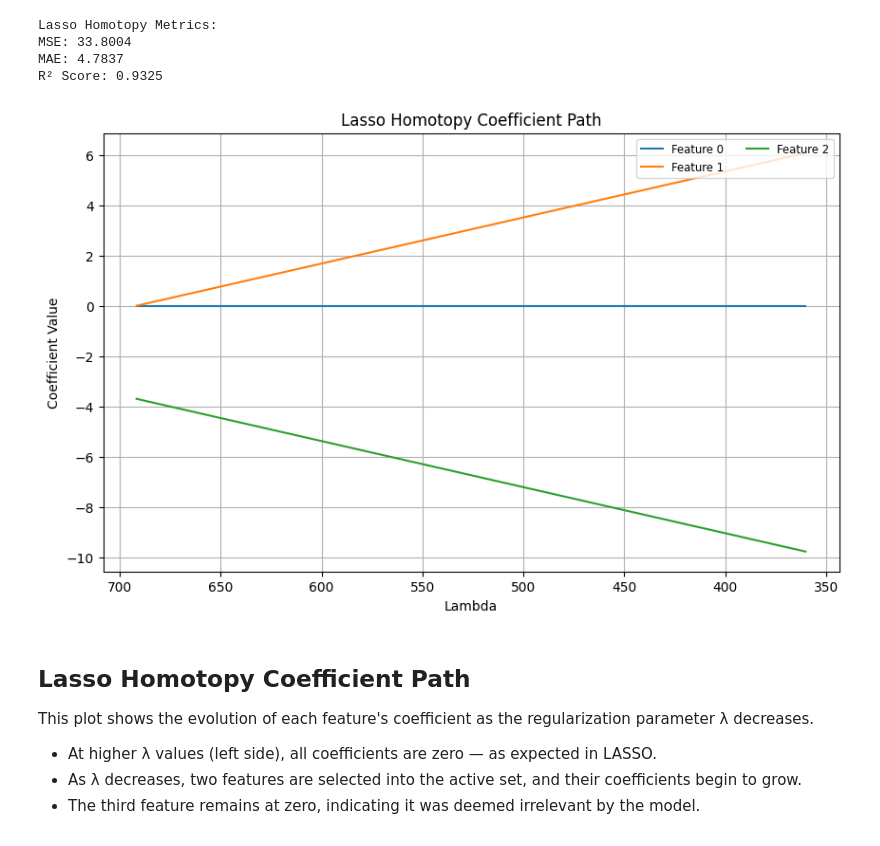
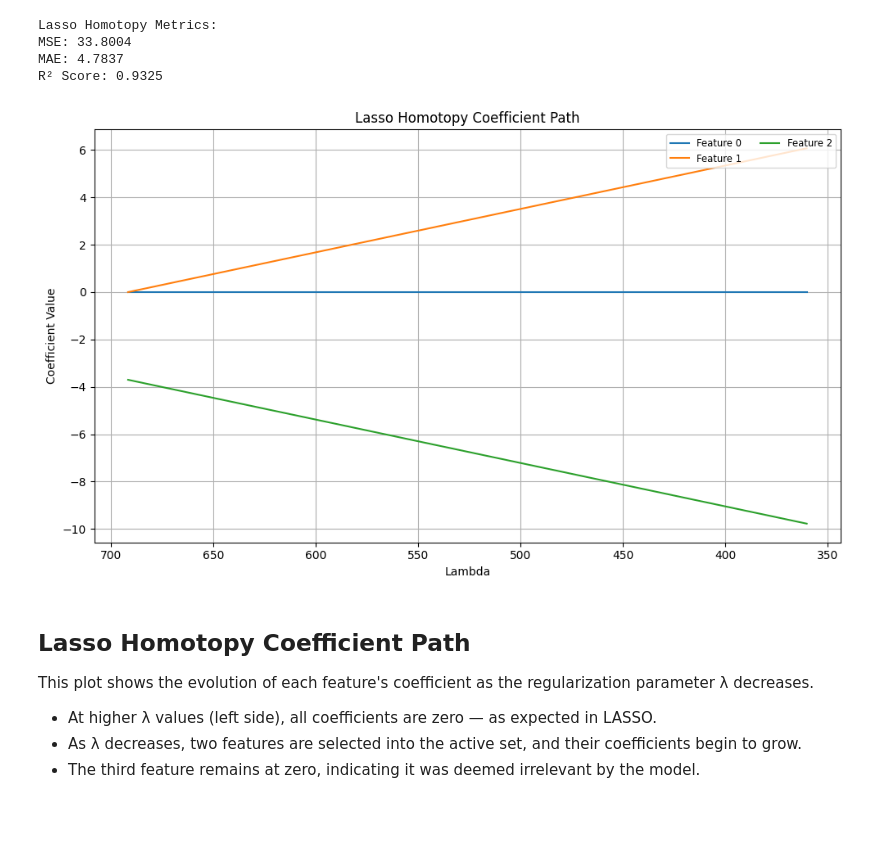
Before and after one commit to Nupur-Gudigar/Project1, a Jupyter notebook: LassoHomotopy/notebooks/LassoHomotopy_Visualization.ipynb, the cells around one changed output. Saved outputs shown, nothing was run; the diff lists cells and outputs as text; code cells hidden in the pictures.

Commit message:
Save generated plots to  images folder

```diff
--- a/LassoHomotopy/notebooks/LassoHomotopy_Visualization.ipynb
+++ b/LassoHomotopy/notebooks/LassoHomotopy_Visualization.ipynb
@@ -44,20 +46,22 @@ R² Score: 0.9325
 # %%
 lambdas = [entry[0] for entry in model.path]
 coefs = [entry[1] for entry in model.path]
 coefs = np.array(coefs)
 
 plt.figure(figsize=(10, 6))
 for i in range(coefs.shape[1]):
     plt.plot(lambdas, coefs[:, i], label=f'Feature {i}')
 plt.xlabel("Lambda")
 plt.ylabel("Coefficient Value")
 plt.title("Lasso Homotopy Coefficient Path")
 plt.legend(loc="upper right", fontsize="small", ncol=2)
 plt.gca().invert_xaxis()
 plt.grid(True)
+plt.tight_layout()
+plt.savefig("images/coeff_path_small.png")
 plt.show()
 # %% [output]
-[figure, old version]
+[figure, new version]
 # %% [markdown]
 ## Lasso Homotopy Coefficient Path
 
```
Also changed, not shown: parts of 6 cells of this notebook.
